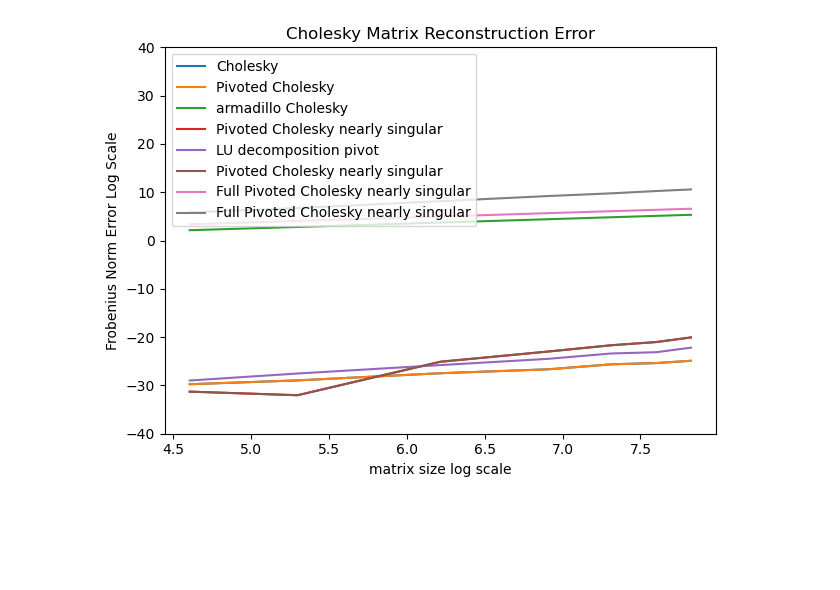
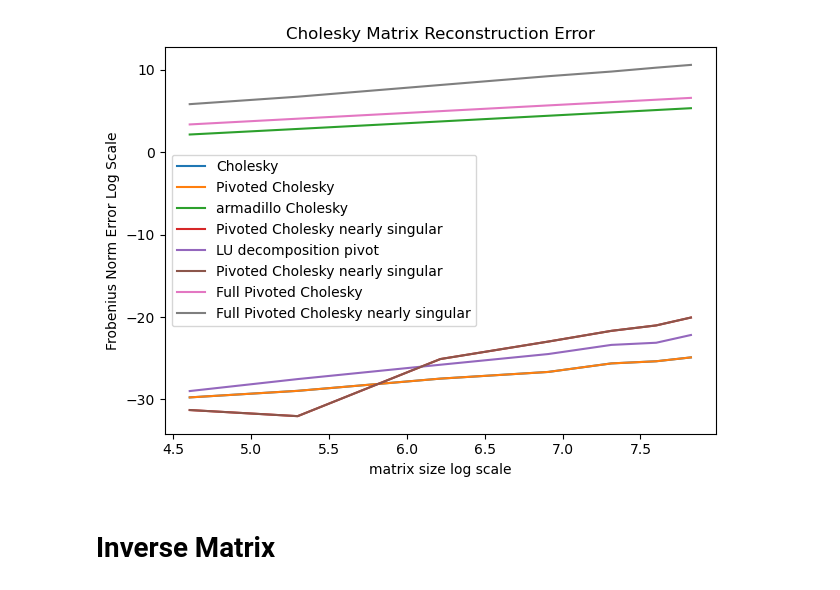
Before and after one commit to jaycee-pang/final_chem279, a Jupyter notebook: data/plots.ipynb, the cells around one changed output. Drawn from its saved outputs; the diff is of its cells as text; code cells hidden in the pictures; blank space fills up the shorter version.

```diff
--- a/data/plots.ipynb
+++ b/data/plots.ipynb
@@ -119,20 +112,23 @@ pivchol_err, chol1_err
 # %%
+# log version of Matrix reconsruction error
 plt.plot(np.log(sizes1), np.log(chol1_err), label='Cholesky')
 plt.plot(np.log(sizes2), np.log(pivchol_err), label='Pivoted Cholesky')
 plt.plot(np.log(sizes3), np.log(arma_err), label='armadillo Cholesky')
 plt.plot(np.log(sizes4), np.log(pivchol_err_sing) , label='Pivoted Cholesky nearly singular')
 plt.plot(np.log(sizes5), np.log(LU_pivot_decomp_err), label='LU decomposition pivot')
 plt.plot(np.log(sizes6), np.log(pivchol_err_sing) , label='Pivoted Cholesky nearly singular')
-plt.plot(np.log(sizes7), np.log(fullpivchol_err) , label='Full Pivoted Cholesky nearly singular')
+plt.plot(np.log(sizes7), np.log(fullpivchol_err) , label='Full Pivoted Cholesky')
 plt.plot(np.log(sizes8), np.log(full_piv_err_sing) , label='Full Pivoted Cholesky nearly singular')
 plt.xlabel('matrix size log scale')
 # plt.xlim(5.25,7.75)
-plt.ylim(-40,40)
+# plt.ylim(-40,40)
 plt.ylabel('Frobenius Norm Error Log Scale')
 plt.title('Cholesky Matrix Reconstruction Error')
 plt.legend()
 plt.tight_layout()
 plt.show();
 # %% [output]
-[figure, old version]
+[figure, new version]
+# %% [markdown]
+# Inverse Matrix
 # %%
```
Also changed, not shown: parts of 12 cells of this notebook, 47 other files.
